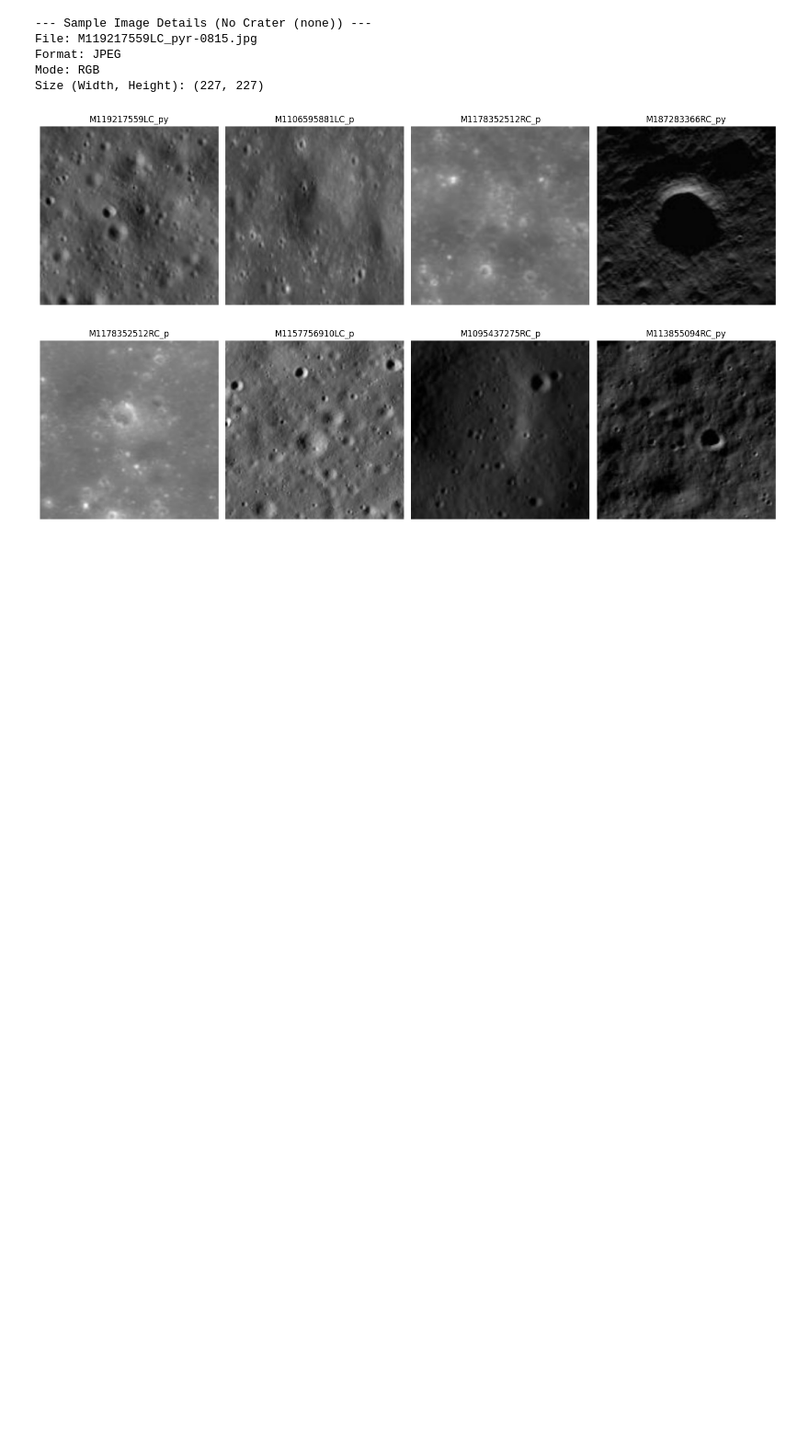
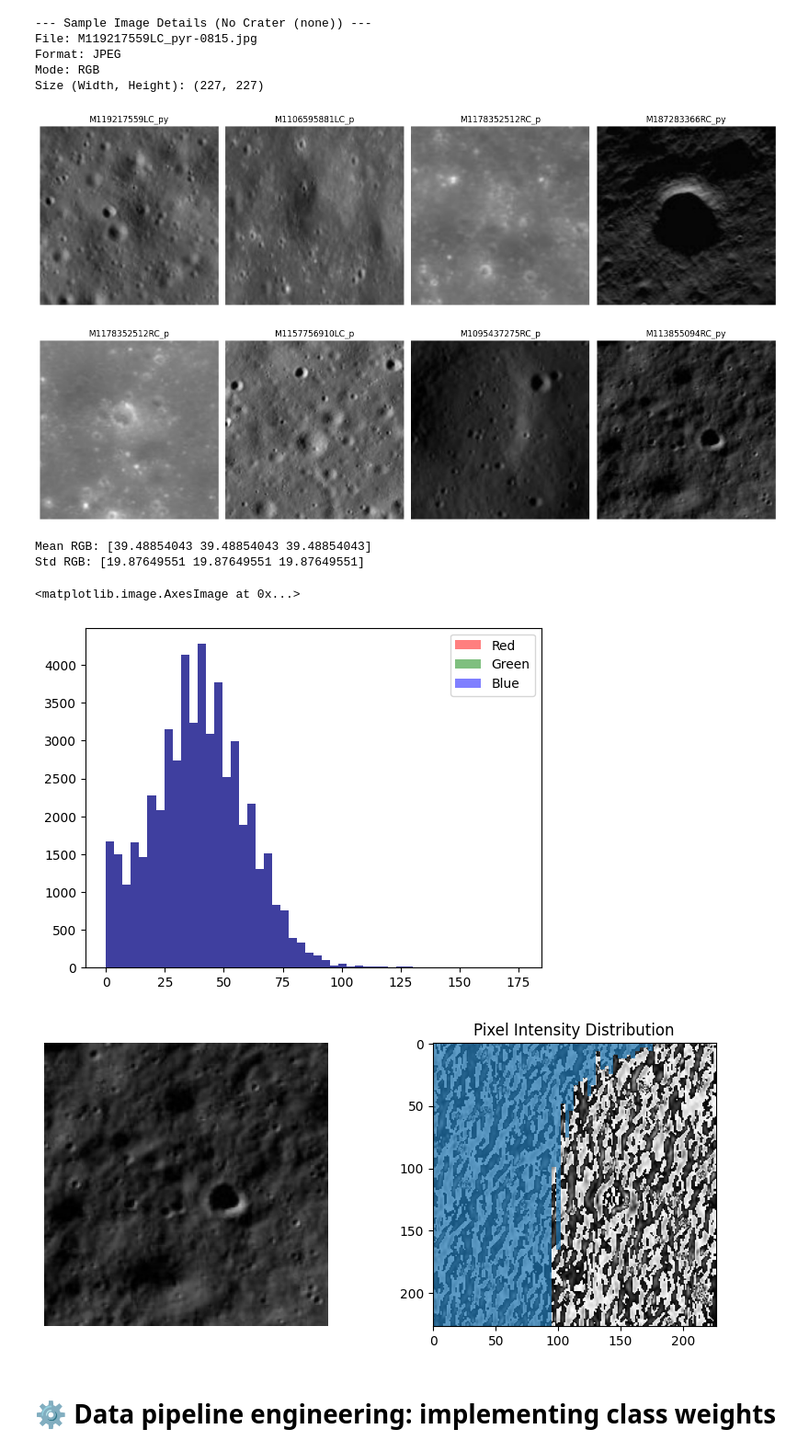
Before and after one commit to VMontejo/lunar-crater-age-classifier, a Jupyter notebook: notebooks/grace/01_exploration.ipynb, the cells around one changed output. Shown at 92% size. Drawn from its saved outputs; the diff is of its cells as text; code cells hidden in the pictures; blank space fills up the shorter version.

```diff
--- a/notebooks/grace/01_exploration.ipynb
+++ b/notebooks/grace/01_exploration.ipynb
@@ -145,3 +145,38 @@ plt.tight_layout()
 plt.show()
 # %% [output]
 [figure]
+# %%
+# 1. Check color distributions
+import numpy as np
+colors = np.array(img).reshape(-1, 3)
+print(f"Mean RGB: {colors.mean(axis=0)}")
+print(f"Std RGB: {colors.std(axis=0)}")
+
+# 2. Visualize image histogram
+plt.hist(colors[:, 0], bins=50, alpha=0.5, color='r', label='Red')
+plt.hist(colors[:, 1], bins=50, alpha=0.5, color='g', label='Green')
+plt.hist(colors[:, 2], bins=50, alpha=0.5, color='b', label='Blue')
+plt.legend()
+
+# 3. Plot pixel intensity distribution
+plt.figure(figsize=(10, 4))
+plt.subplot(121)
+plt.imshow(img)
+plt.axis('off')
+plt.subplot(122)
+plt.hist(np.array(img).ravel(), bins=50, alpha=0.7)
+plt.title('Pixel Intensity Distribution')
+
+# 4. Show edge detection (using PIL/SciPy)
+from scipy import ndimage
+gray = np.array(img.convert('L'))
+edges = ndimage.sobel(gray)
+plt.imshow(edges, cmap='gray')
+# %% [output]
+Mean RGB: [39.48854043 39.48854043 39.48854043]
+Std RGB: [19.87649551 19.87649551 19.87649551]
+<matplotlib.image.AxesImage at 0x...>
+[figure, added]
+[figure, added]
+# %% [markdown]
+# ⚙️ Data pipeline engineering: implementing class weights
```
Also changed, not shown: parts of 2 cells of this notebook.
